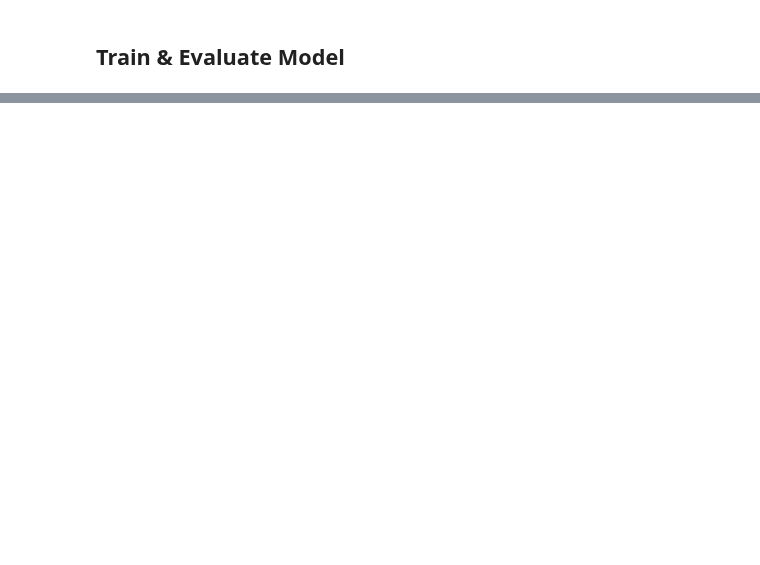
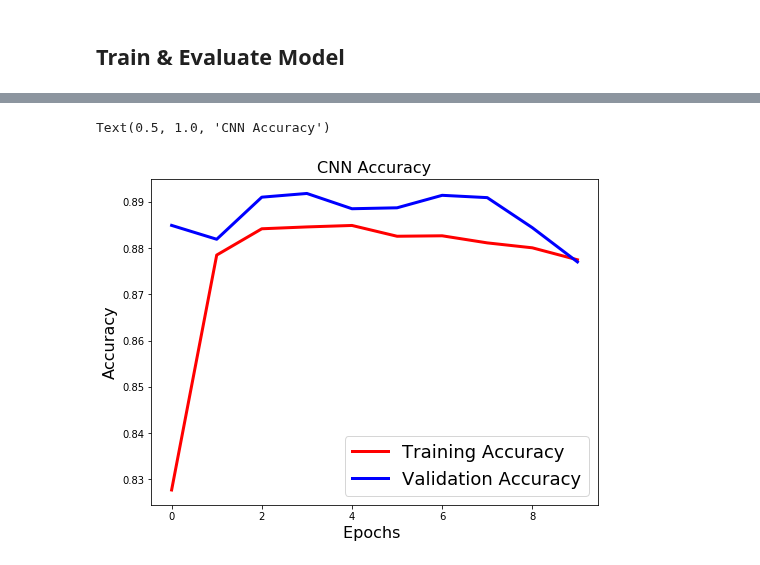
Before and after one commit to AnthonyDickson/summer-bursary-2018, a Jupyter notebook: Fashion_MNIST.ipynb, the cells around one changed output, grey strips where cells are left out. Saved outputs shown, nothing was run; the diff lists cells and outputs as text; code cells hidden in the pictures; blank space fills up the shorter version.

```diff
--- a/Fashion_MNIST.ipynb
+++ b/Fashion_MNIST.ipynb
@@ -174,8 +251,11 @@ history = cnn.fit(X_train_with_channels, y_train,
 # %%
 plt.figure(figsize=[8,6])
 plt.plot(history.history['acc'],'r',linewidth=3.0)
 plt.plot(history.history['val_acc'],'b',linewidth=3.0)
 plt.legend(['Training Accuracy', 'Validation Accuracy'],fontsize=18)
 plt.xlabel('Epochs ',fontsize=16)
 plt.ylabel('Accuracy',fontsize=16)
-plt.title('Accuracy Curves',fontsize=16)
+plt.title('CNN Accuracy',fontsize=16)
+# %% [output]
+Text(0.5, 1.0, 'CNN Accuracy')
+[figure, added]
```
Also changed, not shown: parts of 14 cells of this notebook.
